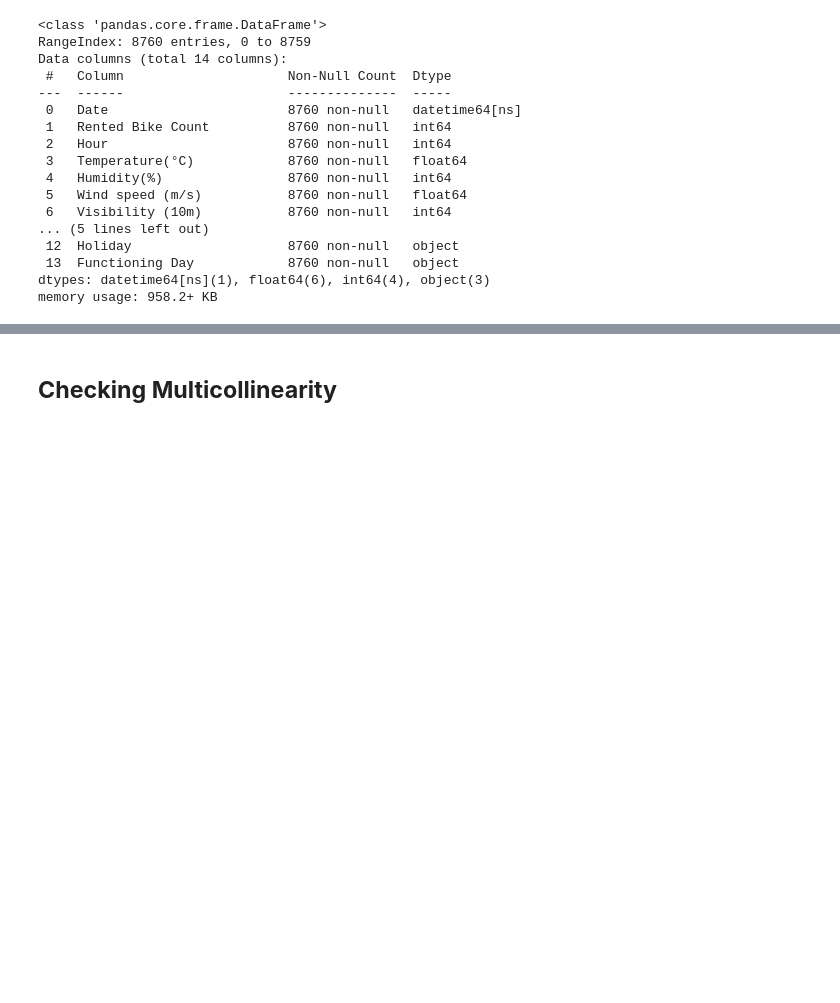
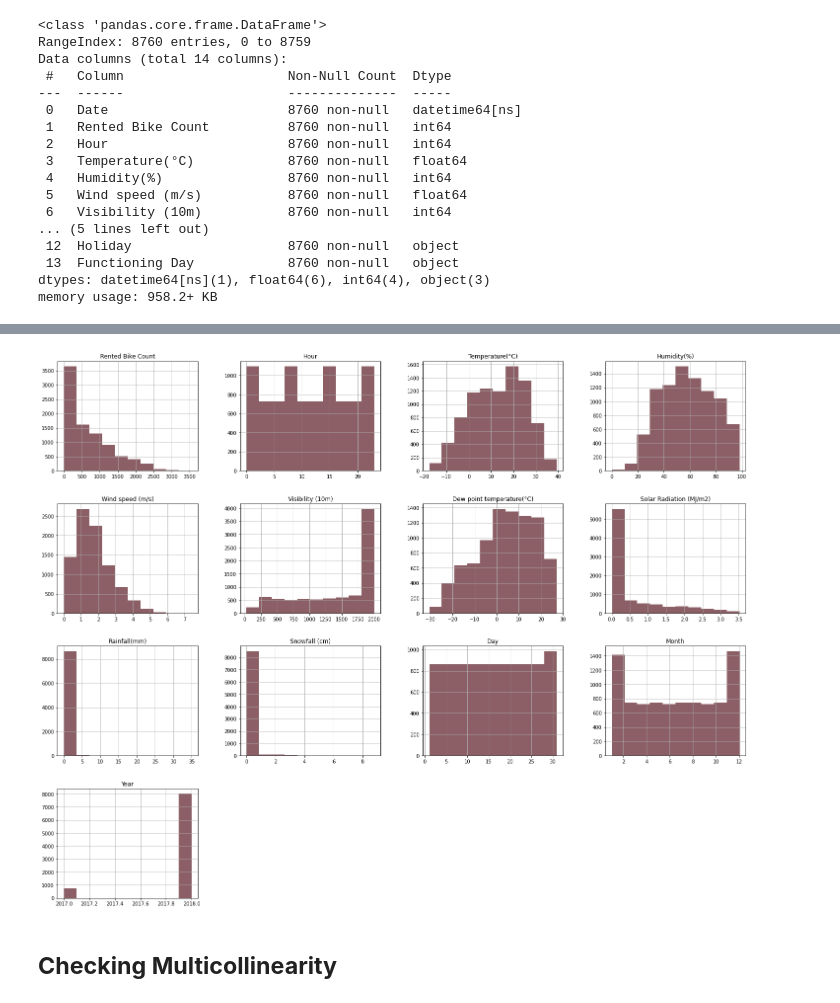
Before and after one commit to Dshivank/Seoul-Bike-Sharing-Demand-Prediction, a Jupyter notebook: Bike_Sharing_Demand_Prediction_using_ML_Capstone_Project_II.ipynb, the cells around one changed output, grey strips where cells are left out. Drawn from its saved outputs; the diff is of its cells as text; code cells hidden in the pictures; blank space fills up the shorter version.

```diff
--- a/Bike_Sharing_Demand_Prediction_using_ML_Capstone_Project_II.ipynb
+++ b/Bike_Sharing_Demand_Prediction_using_ML_Capstone_Project_II.ipynb
@@ -215,3 +203,10 @@ plt.show()
+# %%
+# plotting histogram of all the features of the dataset for bivariate analysis.
+
+df.hist(figsize=(25,20),color='#8B5F65')
+plt.show()
+# %% [output]
+[figure, added]
 # %% [markdown]
 ## <b> Checking Multicollinearity </b>
 # %%
```
Also changed, not shown: parts of 66 cells of this notebook.
